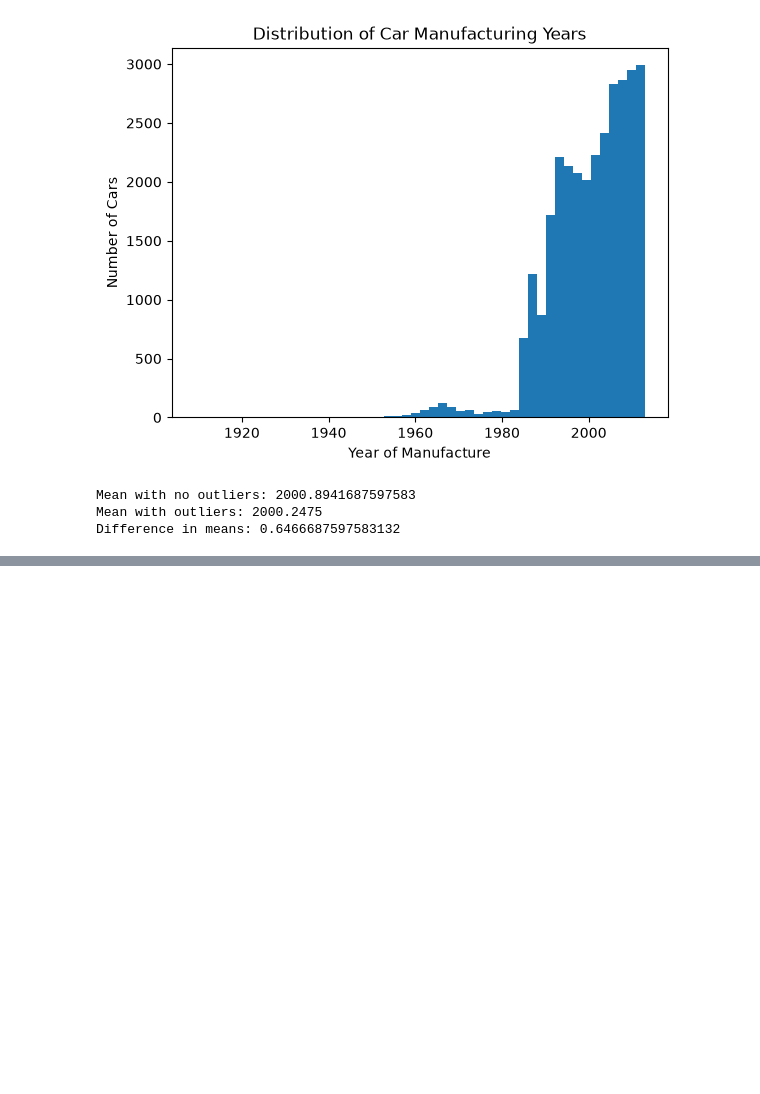
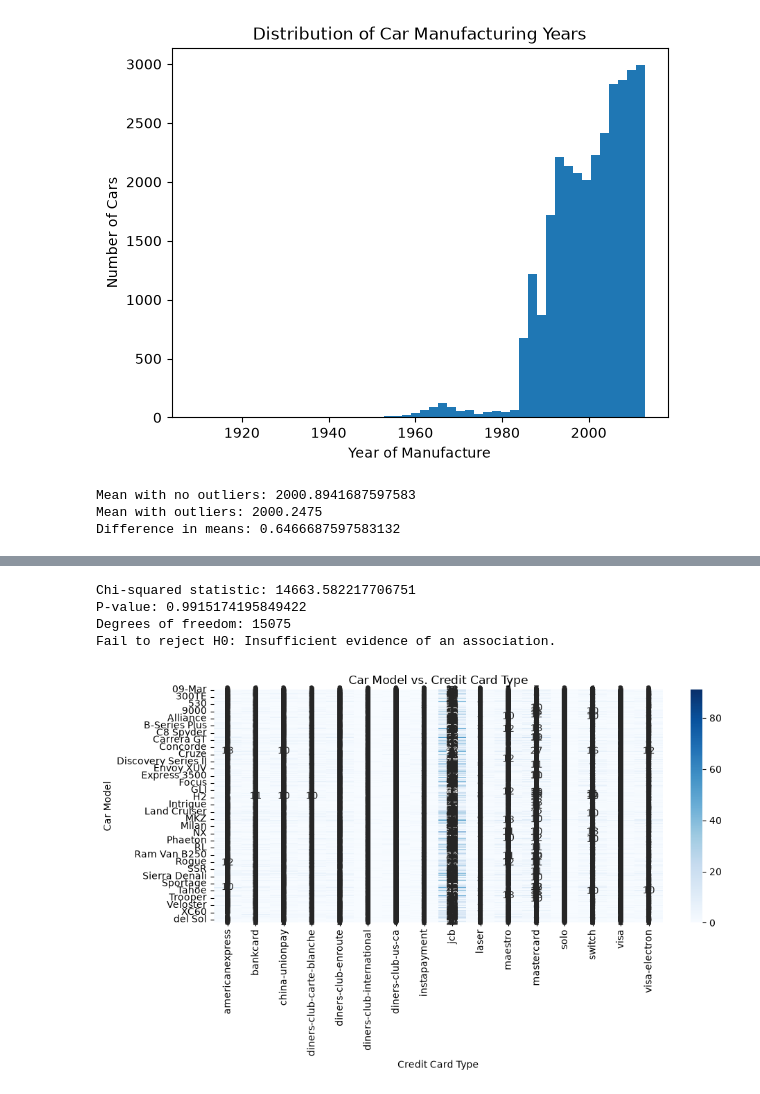
Before and after one commit to MateoZ05/CMSC320_Group_Project, a Jupyter notebook: groupProject.ipynb, the cells around one changed output, grey strips where cells are left out. Drawn from its saved outputs; the diff is of its cells as text; code cells hidden in the pictures; blank space fills up the shorter version.

Commit message:
added hypothesis test 1

```diff
--- a/groupProject.ipynb
+++ b/groupProject.ipynb
@@ -122,0 +132,41 @@ We decided to keep the outliers in our original dataset because older manufactur
+# %%
+# Code for Hypothesis Testing
+from scipy.stats import chi2_contingency #import chi squared
+
+# Create a contingency table
+table = pd.crosstab(df["Car Model"], df["Credit Card Type"])
+
+# Perform the chi-squared test
+chi2, p_value, dof, expected = chi2_contingency(table)
+
+# Set significance level
+alpha = 0.05
+
+print("Chi-squared statistic:", chi2)
+print("P-value:", p_value)
+print("Degrees of freedom:", dof)
+
+if p_value <= alpha:
+    print("Reject H0: There is evidence of an association.")
+else:
+    print("Fail to reject H0: Insufficient evidence of an association.")
+# %% [output]
+Chi-squared statistic: 14663.582217706751
+P-value: 0.9915174195849422
+Degrees of freedom: 15075
+Fail to reject H0: Insufficient evidence of an association.
+# %%
+# Code for graphing
+import seaborn as sns
+
+# Plot heatmap
+plt.figure(figsize=(10, 6))
+sns.heatmap(table, annot=True, fmt="d", cmap="Blues")
+
+plt.title("Car Model vs. Credit Card Type")
+plt.xlabel("Credit Card Type")
+plt.ylabel("Car Model")
+plt.tight_layout()
+plt.show()
+# %% [output]
+[figure, added]
```
Also changed, not shown: parts of 3 cells of this notebook.
